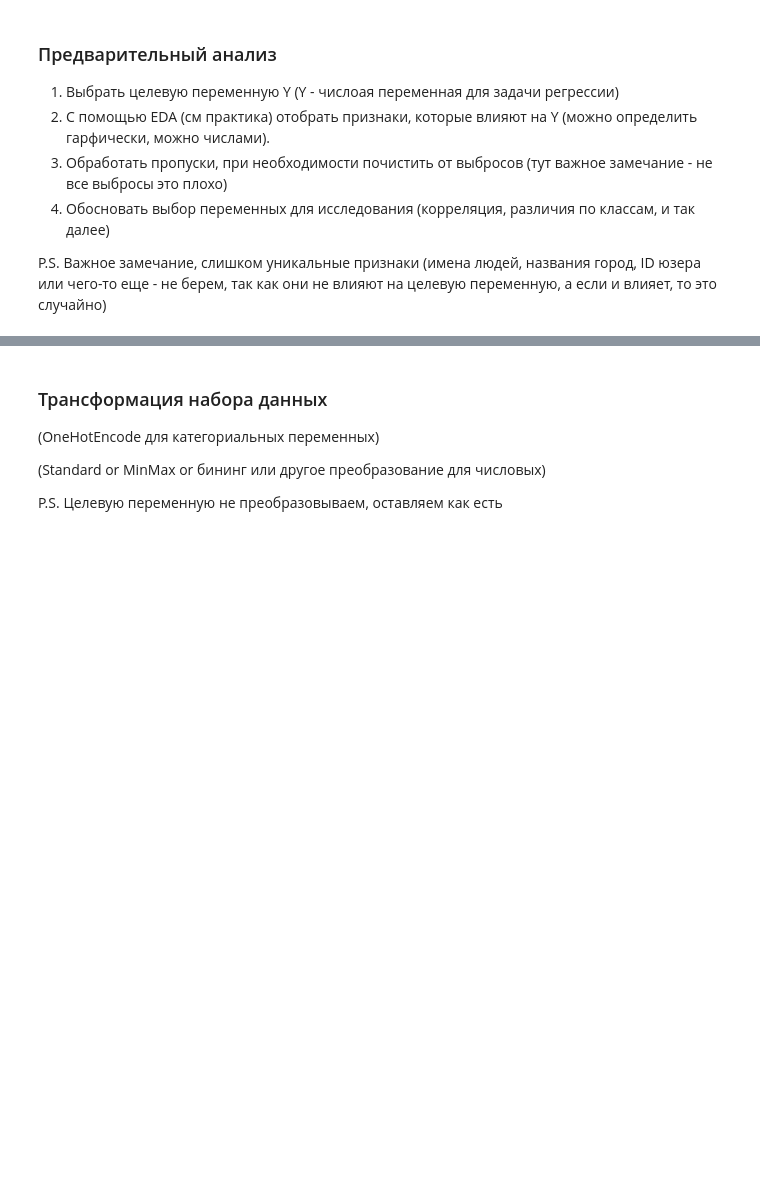
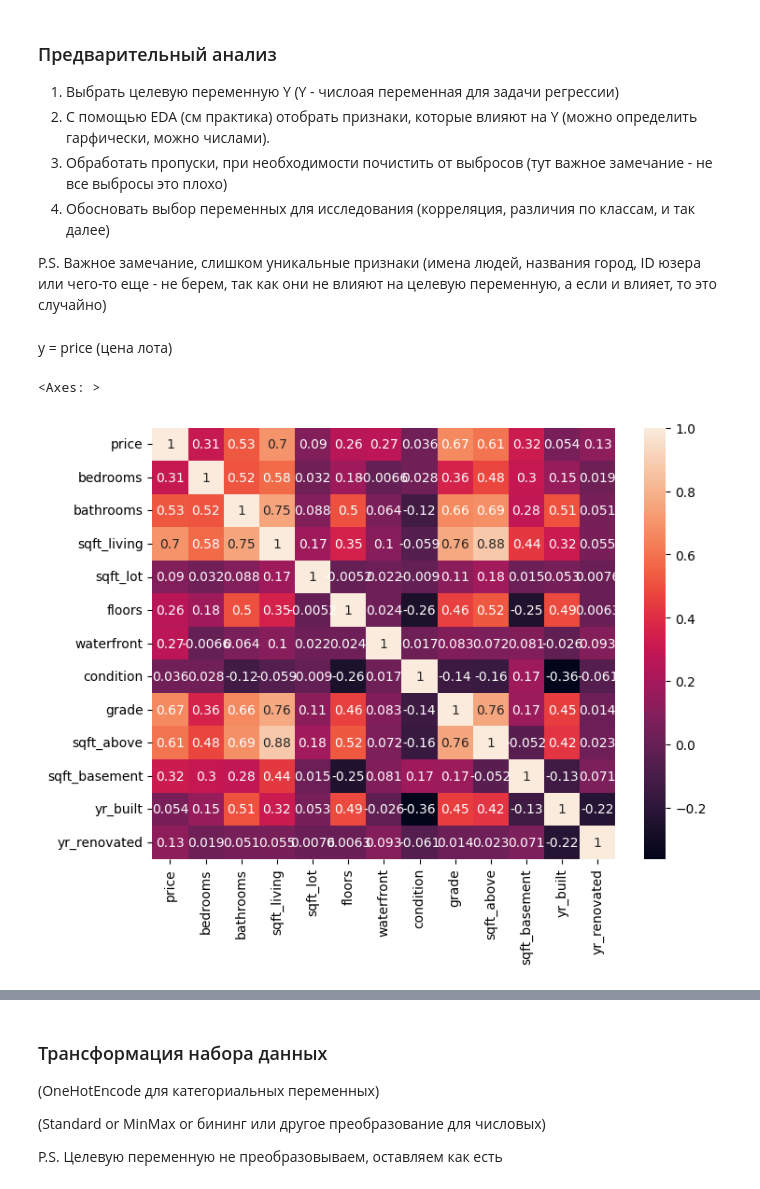
Before and after one commit to TheGodseeker/ML_PR, a Jupyter notebook: Задание_5.ipynb, the cells around one changed output, grey strips where cells are left out. Cells and saved outputs as stored; diff of their text form; code cells hidden in the pictures; blank space fills up the shorter version.

```diff
--- a/Задание_5.ipynb
+++ b/Задание_5.ipynb
@@ -8,0 +36,4 @@
+# %%
+#df = load_dataset("/content/kc_house_data")
+df = pd.read_csv("/content/kc_house_data.csv")
+df.columns
@@ -9,2 +46,2 @@
 # %%
-df = #чтение файла
+df
@@ -23,0 +71,14 @@ P.S. Важное замечание, слишком уникальные при
+# %% [markdown]
+y = price (цена лота)
+# %%
+#убираем ненужные столбцы (id, zipcode, т.д.)
+
+df = df.drop(['id', 'zipcode', 'lat', 'long', 'sqft_living15', 'sqft_lot15', 'view'], axis=1)
+# %%
+#определяем корреляцию
+
+plt.figure(figsize=(8, 6))
+sns.heatmap(df.corr(), annot=True)
+# %% [output]
+<Axes: >
+[figure, added]
```
Also changed, not shown: parts of 15 cells of this notebook.
